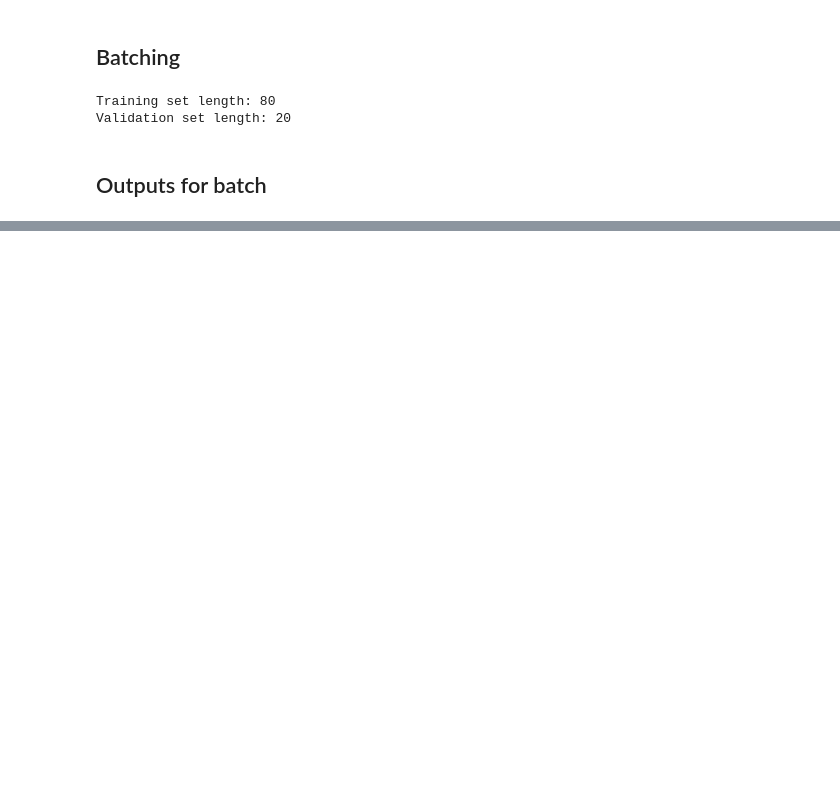
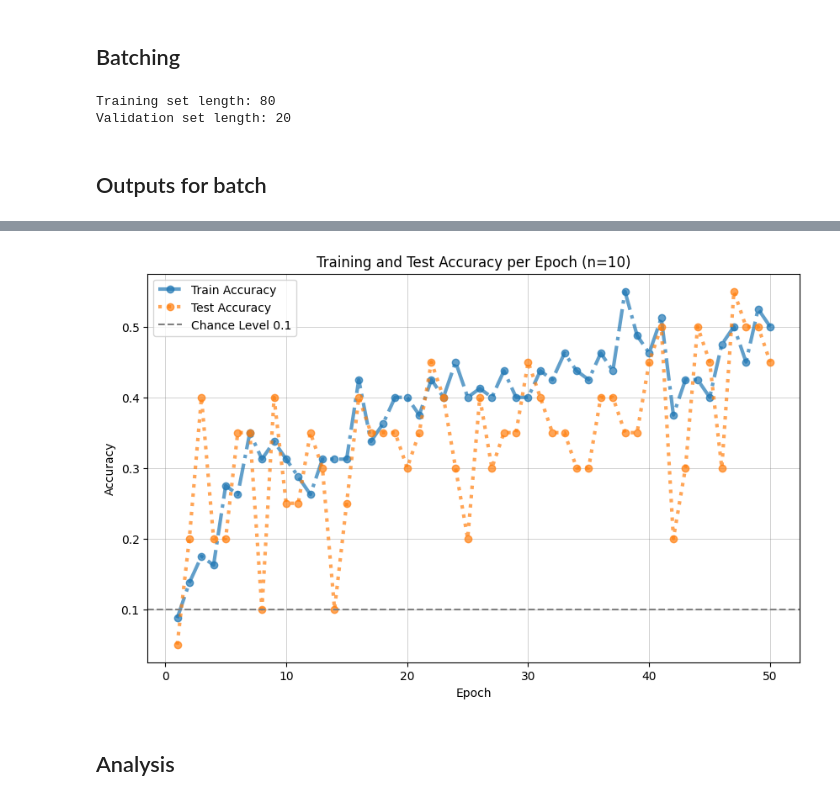
Before and after one commit to meeslindeman/thesis, a Jupyter notebook: notebooks/node_working.ipynb, the cells around one changed output, grey strips where cells are left out. Cells and saved outputs as stored; diff of their text form; code cells hidden in the pictures; blank space fills up the shorter version.

```diff
--- a/notebooks/node_working.ipynb
+++ b/notebooks/node_working.ipynb
@@ -172,7 +176,9 @@ class SenderDual(nn.Module):
 
         h_g = self.gat(data)
 
-        h = h_t + h_g
+        # h = h_t + h_g
+
+        h = torch.cat((h_t, h_g), dim=0)
 
         target_embedding = h[target_node_idx]
 
@@ -198,7 +204,9 @@ class ReceiverDual(nn.Module):
 
         h_g = self.gat(data)
 
-        h = h_t + h_g
+        # h = h_t + h_g
+
+        h = torch.cat((h_t, h_g), dim=0)
 
         message_embedding = self.fc(message)
 
@@ -527,7 +551,7 @@ tensor(3.0262, grad_fn=<MeanBackward0>)
 # %%
 game = core.SenderReceiverRnnGS(sender_gs, receiver_gs, loss_nll)
 
-opts = core.init(params=['--random_seed=7',
+options = core.init(params=['--random_seed=7',
                          '--lr=1e-2',
                          f'--batch_size={opts.batch_size}',
                          '--optimizer=adam',
@@ -564,0 +589,29 @@ trainer.train(n_epochs=50)
+# %%
+from analysis.logger import ResultsCollector
+
+def perform_training(opts: Options, train_loader, val_loader, game):
+    results = []
+
+    options = core.init(params=['--random_seed=7',
+                            '--lr=1e-2',
+                            f'--batch_size={opts.batch_size}',
+                            '--optimizer=adam',
+                            '--update_freq=10'])
+
+    optimizer = torch.optim.Adam(game.parameters())
+
+    trainer = core.Trainer(
+        game=game,
+        optimizer=optimizer,
+        train_data=train_loader,
+        validation_data=val_loader,
+        # callbacks=[core.ConsoleLogger(as_json=True, print_train_loss=True)]
+        callbacks=[ResultsCollector(results, print_to_console=True)]
+    )
+
+    trainer.train(n_epochs=50)
+    core.close()
+
+    return '\n'.join(results), trainer
+
+results, trainer = perform_training(opts, train_loader, val_loader, game)
@@ -564,0 +636,8 @@ trainer.train(n_epochs=50)
+# %%
+from analysis.plot import plot_acc
+
+plot_acc(results, dataset[0].num_nodes)
+# %% [output]
+[figure, added]
+# %% [markdown]
+## Analysis
```
Also changed, not shown: parts of 19 cells of this notebook, 9 other files.
